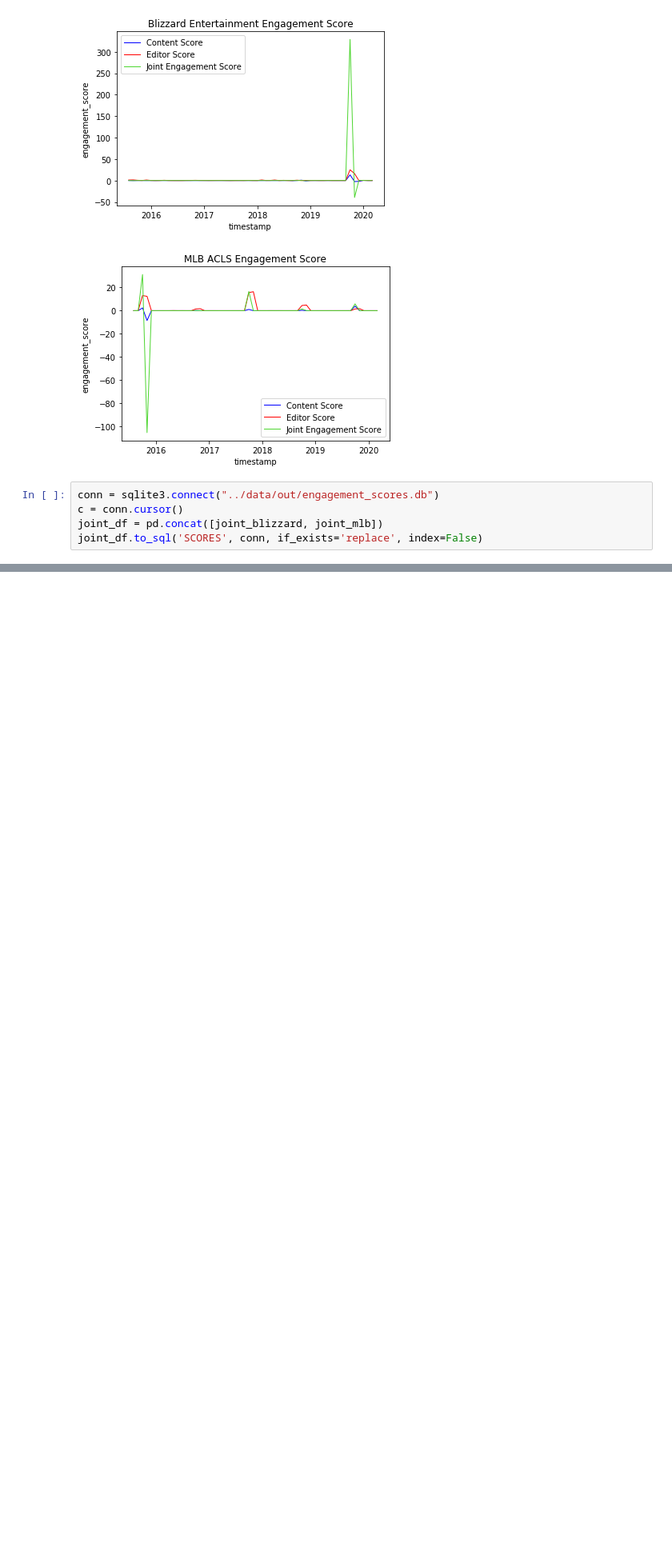
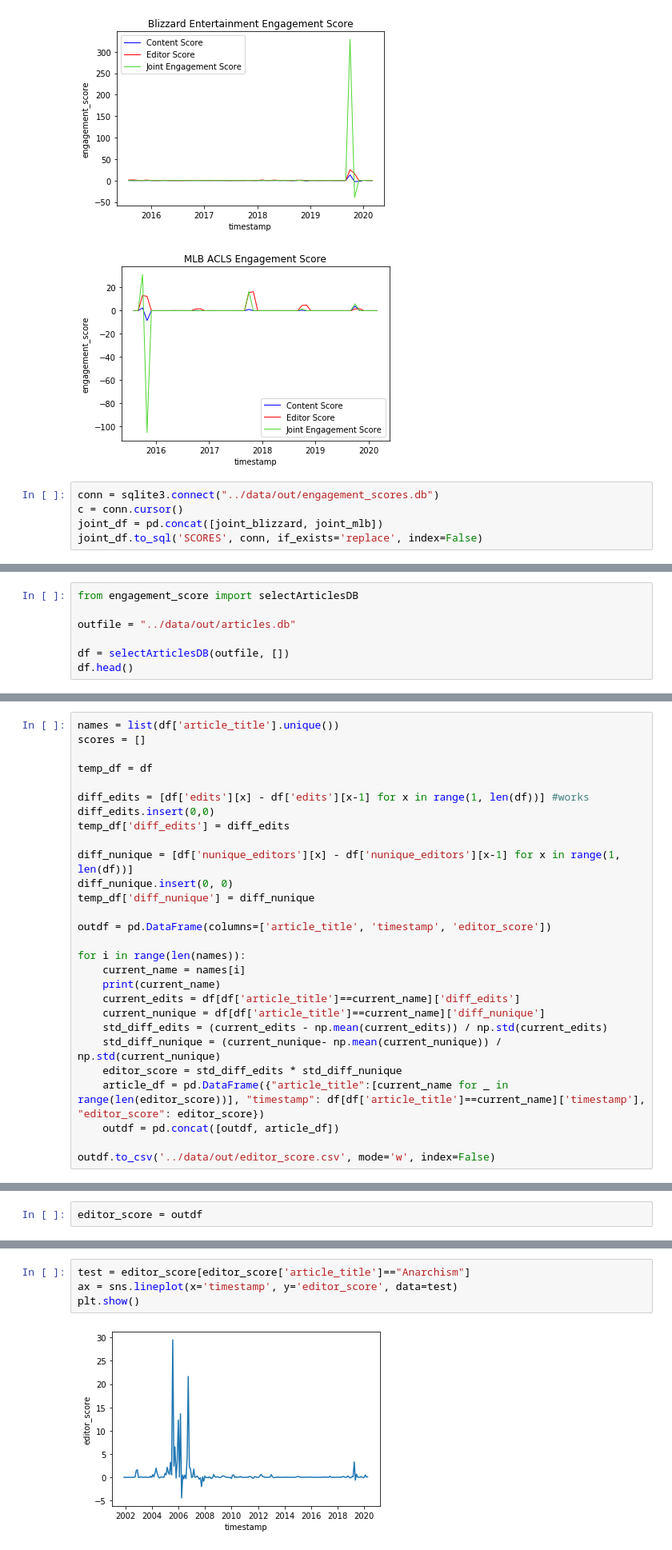
Before and after one commit to Jonwlin/DSC180B, a Jupyter notebook: notebooks/CleanedWikiPopularity.ipynb, the cells around one changed output, grey strips where cells are left out. Shown at 80% size. Drawn from its saved outputs; the diff is of its cells as text; blank space fills up the shorter version.

Commit message:
Notebook fixes for getting Website data

```diff
--- a/notebooks/CleanedWikiPopularity.ipynb
+++ b/notebooks/CleanedWikiPopularity.ipynb
@@ -254,0 +291,7 @@ joint_df.to_sql('SCORES', conn, if_exists='replace', index=False)
+# %%
+from engagement_score import selectArticlesDB
+
+outfile = "../data/out/articles.db"
+
+df = selectArticlesDB(outfile, [])
+df.head()
@@ -254,0 +306,28 @@ joint_df.to_sql('SCORES', conn, if_exists='replace', index=False)
+# %%
+names = list(df['article_title'].unique())
+scores = []
+
+temp_df = df
+
+diff_edits = [df['edits'][x] - df['edits'][x-1] for x in range(1, len(df))] #works
+diff_edits.insert(0,0)
+temp_df['diff_edits'] = diff_edits
+
+diff_nunique = [df['nunique_editors'][x] - df['nunique_editors'][x-1] for x in range(1, len(df))]
+diff_nunique.insert(0, 0)
+temp_df['diff_nunique'] = diff_nunique
+
+outdf = pd.DataFrame(columns=['article_title', 'timestamp', 'editor_score'])
+
+for i in range(len(names)):
+    current_name = names[i]
+    print(current_name)
+    current_edits = df[df['article_title']==current_name]['diff_edits']
+    current_nunique = df[df['article_title']==current_name]['diff_nunique']
+    std_diff_edits = (current_edits - np.mean(current_edits)) / np.std(current_edits)
+    std_diff_nunique = (current_nunique- np.mean(current_nunique)) / np.std(current_nunique)
+    editor_score = std_diff_edits * std_diff_nunique
+    article_df = pd.DataFrame({"article_title":[current_name for _ in range(len(editor_score))], "timestamp": df[df['article_title']==current_name]['timestamp'], "editor_score": editor_score})
+    outdf = pd.concat([outdf, article_df])
+
+outdf.to_csv('../data/out/editor_score.csv', mode='w', index=False)
@@ -254,0 +352,2 @@ joint_df.to_sql('SCORES', conn, if_exists='replace', index=False)
+# %%
+editor_score = outdf
@@ -254,0 +425,6 @@ joint_df.to_sql('SCORES', conn, if_exists='replace', index=False)
+# %%
+test = editor_score[editor_score['article_title']=="Anarchism"]
+ax = sns.lineplot(x='timestamp', y='editor_score', data=test)
+plt.show()
+# %% [output]
+[figure, added]
```
Also changed, not shown: parts of 24 cells of this notebook, 5 other files.
